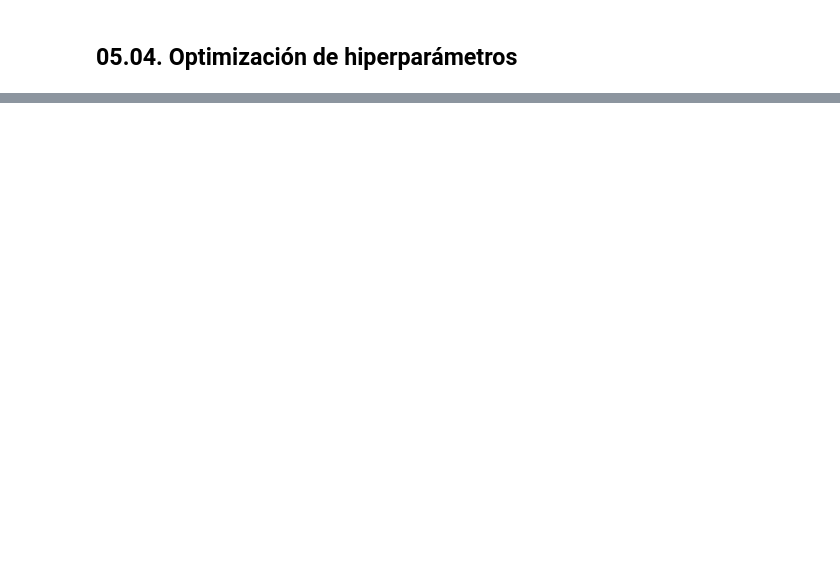
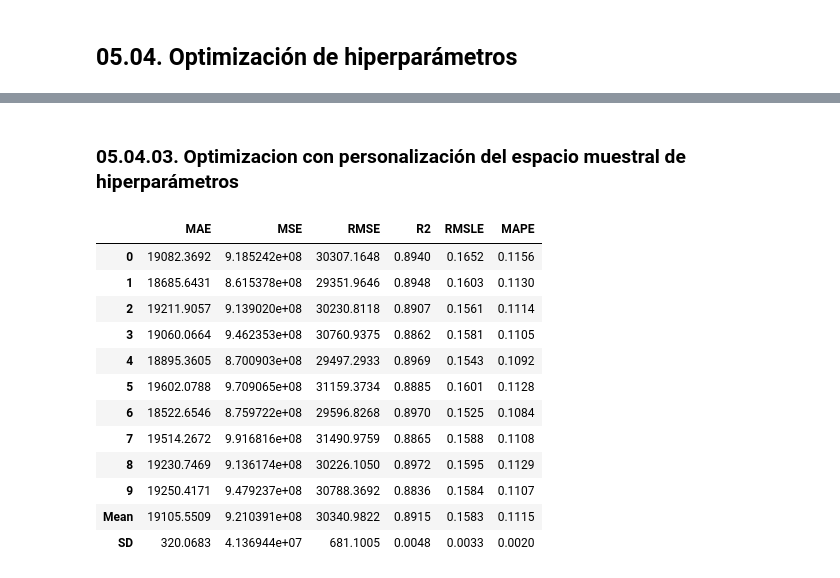
Before and after one commit to alexandergribenchenko/Acamica_P_04_Pycaret_Exploration_Project, a Jupyter notebook: Acamica_PY_04.ipynb, the cells around one changed output, grey strips where cells are left out. Cells and saved outputs as stored; diff of their text form; code cells hidden in the pictures; blank space fills up the shorter version.

```diff
--- a/Acamica_PY_04.ipynb
+++ b/Acamica_PY_04.ipynb
@@ -327,0 +403,24 @@ model_lightgbm = create_model(best[4])
+# %% [markdown]
+### **05.04.03. Optimizacion con personalización del espacio muestral de hiperparámetros**
+# %%
+# Espacio muestral de hiperparámetros personalizado
+lgbm_params = {'num_leaves': np.arange(10,200,10),
+                        'max_depth': [int(x) for x in np.linspace(10, 110, num = 11)],
+                        'learning_rate': np.arange(0.1,1,0.1)
+              }
+# %%
+tuned_lightgbm_03 = tune_model(model_lightgbm, custom_grid = lgbm_params)
+# %% [output]
+|  | MAE | MSE | RMSE | R2 | RMSLE | MAPE |
+| 0 | 19082.3692 | 9.185242e+08 | 30307.1648 | 0.8940 | 0.1652 | 0.1156 |
+| 1 | 18685.6431 | 8.615378e+08 | 29351.9646 | 0.8948 | 0.1603 | 0.1130 |
+| 2 | 19211.9057 | 9.139020e+08 | 30230.8118 | 0.8907 | 0.1561 | 0.1114 |
+| 3 | 19060.0664 | 9.462353e+08 | 30760.9375 | 0.8862 | 0.1581 | 0.1105 |
+| 4 | 18895.3605 | 8.700903e+08 | 29497.2933 | 0.8969 | 0.1543 | 0.1092 |
+| 5 | 19602.0788 | 9.709065e+08 | 31159.3734 | 0.8885 | 0.1601 | 0.1128 |
+| 6 | 18522.6546 | 8.759722e+08 | 29596.8268 | 0.8970 | 0.1525 | 0.1084 |
+| 7 | 19514.2672 | 9.916816e+08 | 31490.9759 | 0.8865 | 0.1588 | 0.1108 |
+| 8 | 19230.7469 | 9.136174e+08 | 30226.1050 | 0.8972 | 0.1595 | 0.1129 |
+| 9 | 19250.4171 | 9.479237e+08 | 30788.3692 | 0.8836 | 0.1584 | 0.1107 |
+| Mean | 19105.5509 | 9.210391e+08 | 30340.9822 | 0.8915 | 0.1583 | 0.1115 |
+| SD | 320.0683 | 4.136944e+07 | 681.1005 | 0.0048 | 0.0033 | 0.0020 |
```
Also changed, not shown: parts of 19 cells of this notebook.
